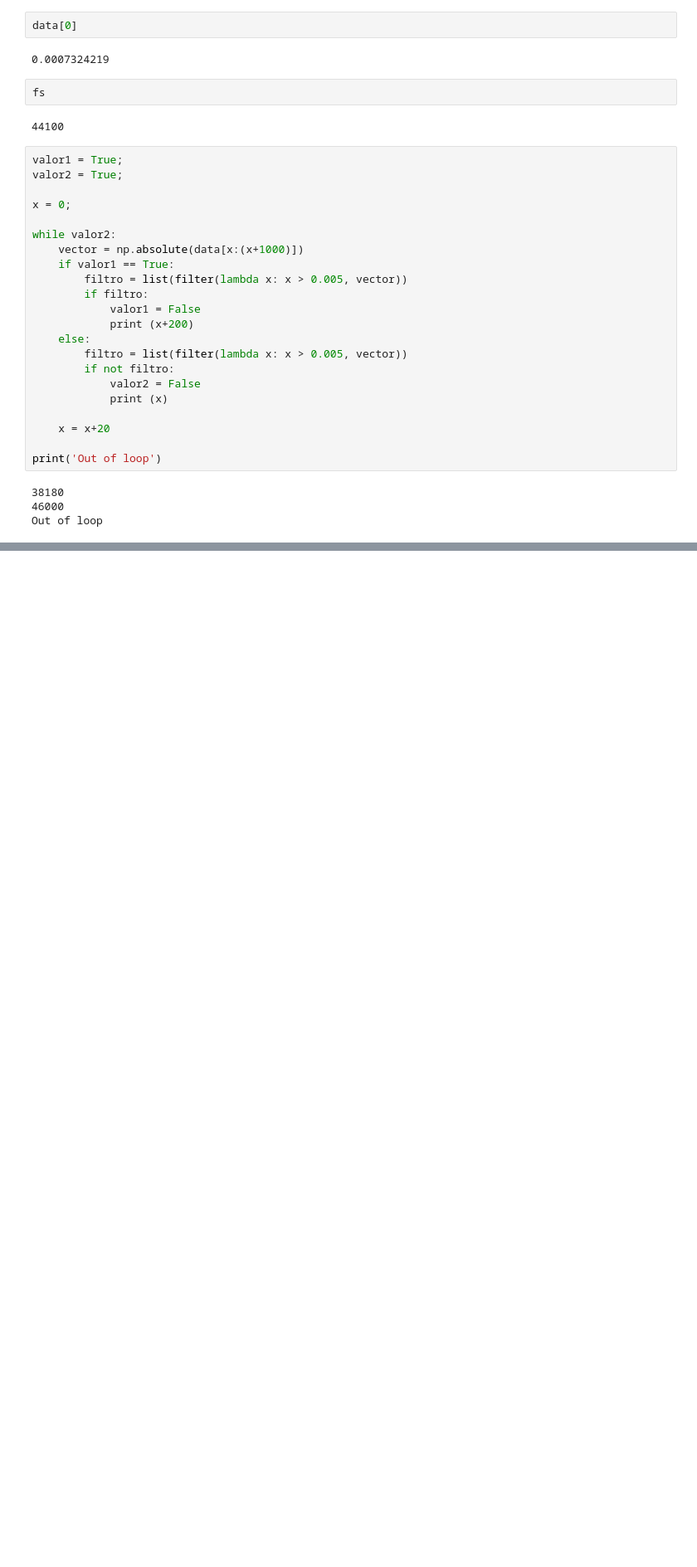
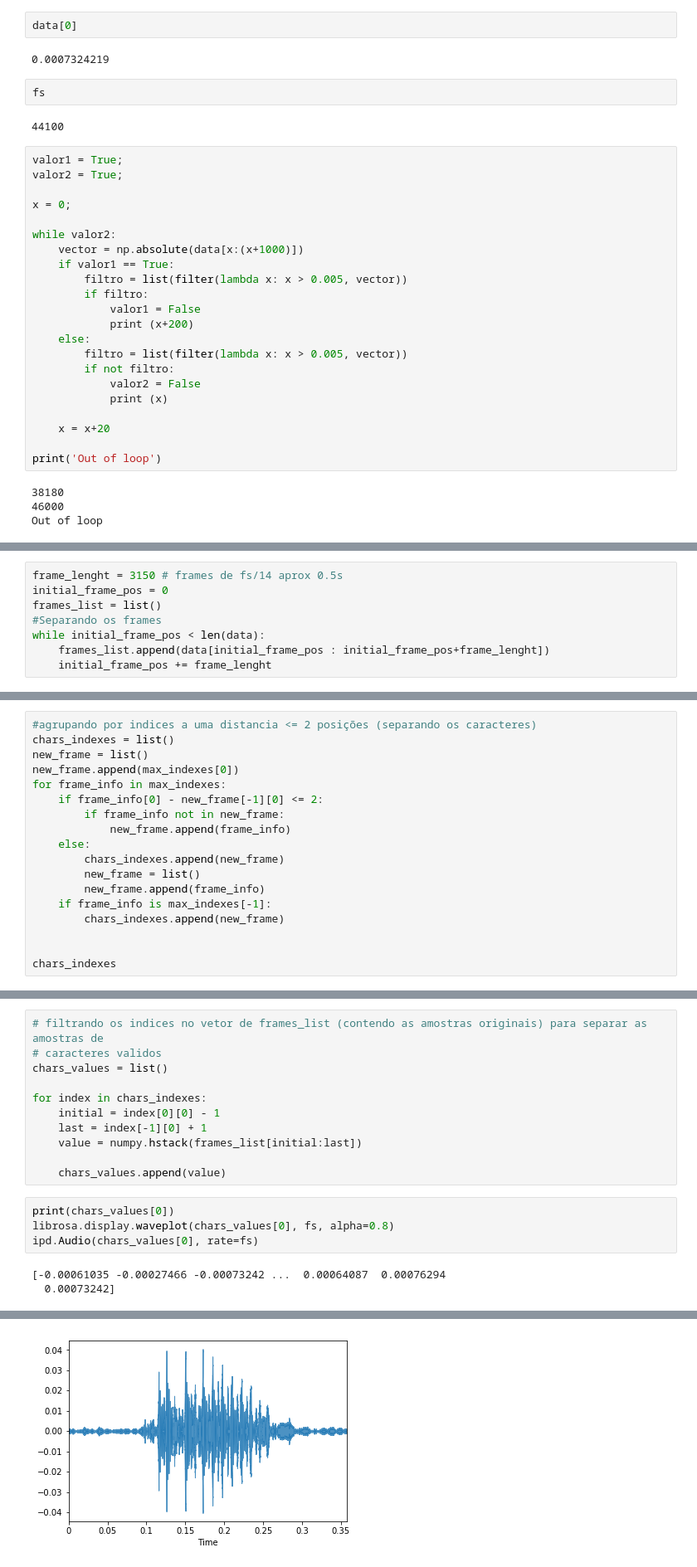
Before and after one commit to erickfecruz/ProjetoDataMining, a Jupyter notebook: Projeto.ipynb, the cells around one changed output, grey strips where cells are left out. Shown at 83% size. Saved outputs shown, nothing was run; the diff lists cells and outputs as text; blank space fills up the shorter version.

```diff
--- a/Projeto.ipynb
+++ b/Projeto.ipynb
@@ -86,2 +86,10 @@ ipd.Audio(data[38180:46000], rate=fs)
 # %% [output]
 [interactive output not drawn]
+# %%
+frame_lenght = 3150 # frames de fs/14 aprox 0.5s
+initial_frame_pos = 0
+frames_list = list()
+#Separando os frames
+while initial_frame_pos < len(data):
+    frames_list.append(data[initial_frame_pos : initial_frame_pos+frame_lenght])
+    initial_frame_pos += frame_lenght
@@ -87,0 +119,18 @@ ipd.Audio(data[38180:46000], rate=fs)
+# %%
+#agrupando por indices a uma distancia <= 2 posições (separando os caracteres)
+chars_indexes = list()
+new_frame = list()
+new_frame.append(max_indexes[0])
+for frame_info in max_indexes:
+    if frame_info[0] - new_frame[-1][0] <= 2:
+        if frame_info not in new_frame:
+            new_frame.append(frame_info)
+    else:
+        chars_indexes.append(new_frame)
+        new_frame = list()
+        new_frame.append(frame_info)
+    if frame_info is max_indexes[-1]:
+        chars_indexes.append(new_frame)
+
+
+chars_indexes
@@ -87,0 +153,18 @@ ipd.Audio(data[38180:46000], rate=fs)
+# %%
+# filtrando os indices no vetor de frames_list (contendo as amostras originais) para separar as amostras de
+# caracteres validos
+chars_values = list()
+
+for index in chars_indexes:
+    initial = index[0][0] - 1
+    last = index[-1][0] + 1
+    value = numpy.hstack(frames_list[initial:last])
+
+    chars_values.append(value)
+# %%
+print(chars_values[0])
+librosa.display.waveplot(chars_values[0], fs, alpha=0.8)
+ipd.Audio(chars_values[0], rate=fs)
+# %% [output]
+[-0.00061035 -0.00027466 -0.00073242 ...  0.00064087  0.00076294
+  0.00073242]
@@ -87,0 +172 @@ ipd.Audio(data[38180:46000], rate=fs)
+[figure, added]
```
Also changed, not shown: parts of 8 cells of this notebook.
